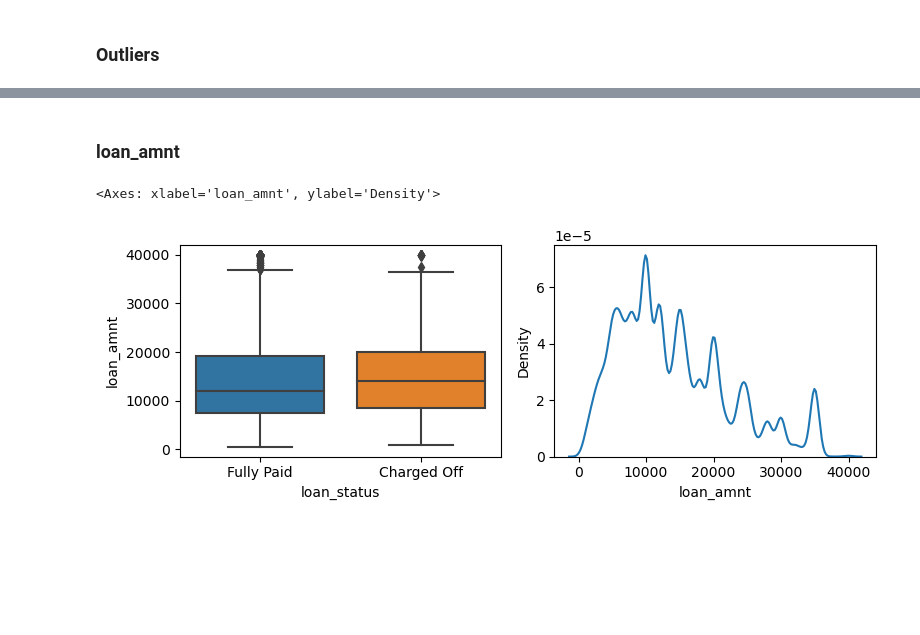
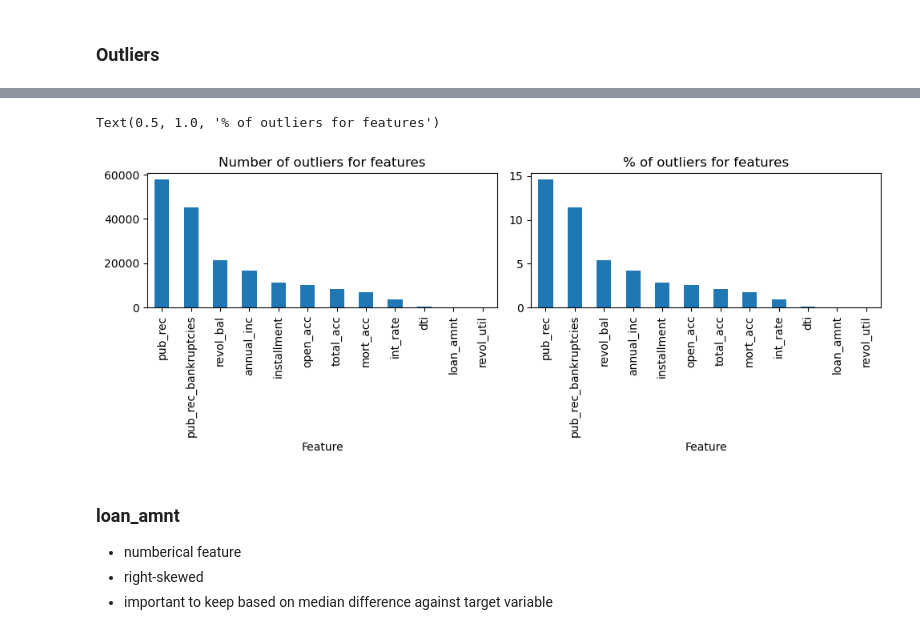
Before and after one commit to UpendraSinghRathore85/ML-Projects-Python, a Jupyter notebook: LogisticRegression/Business Case LoanTap Logistic Regression.ipynb, the cells around one changed output, grey strips where cells are left out. Saved outputs shown, nothing was run; the diff lists cells and outputs as text; code cells hidden in the pictures; blank space fills up the shorter version.

```diff
--- a/LogisticRegression/Business Case LoanTap Logistic Regression.ipynb
+++ b/LogisticRegression/Business Case LoanTap Logistic Regression.ipynb
@@ -295,0 +362,4 @@ df.duplicated().sum()
+# %%
+# Print the summary DataFrame
+df_outliers = summary_df.sort_values(by='Num_Outliers', ascending=False).set_index('Feature')
+df_outliers
@@ -295,0 +381,12 @@ df.duplicated().sum()
+# %%
+plt.figure(figsize=(10,4), tight_layout=True)
+ax1 = plt.subplot(1, 2, 1)
+df_outliers['Num_Outliers'].plot(kind='bar')
+ax1.set_title('Number of outliers for features')
+
+ax2 = plt.subplot(1, 2, 2)
+df_outliers['Percentage_Outliers'].plot(kind='bar')
+ax2.set_title('% of outliers for features')
+# %% [output]
+Text(0.5, 1.0, '% of outliers for features')
+[figure, added]
@@ -296,11 +516,6 @@ df.duplicated().sum()
 # %% [markdown]
 ### loan_amnt
+
+- numberical feature
+- right-skewed
+- important to keep based on median difference against target variable
-# %%
-plt.figure(figsize=(8,3), tight_layout=True)
-plt.subplot(1,2,1)
-sns.boxplot(y='loan_amnt', data=df, x='loan_status')
-plt.subplot(1,2,2)
-sns.kdeplot(x='loan_amnt', data=df)
-# %% [output]
-<Axes: xlabel='loan_amnt', ylabel='Density'>
-[figure, removed]
```
Also changed, not shown: parts of 20 cells of this notebook.
